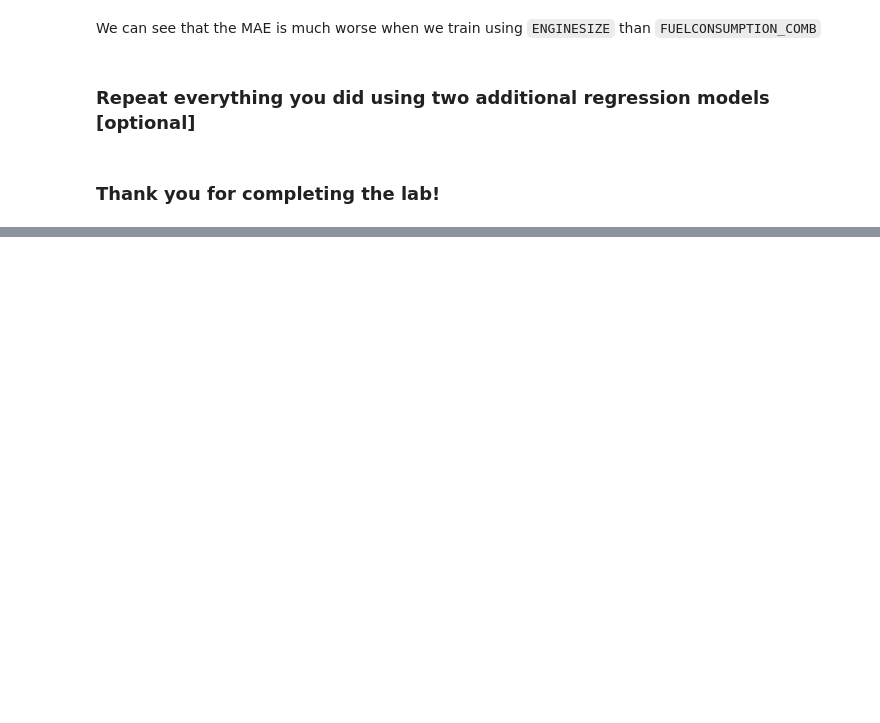
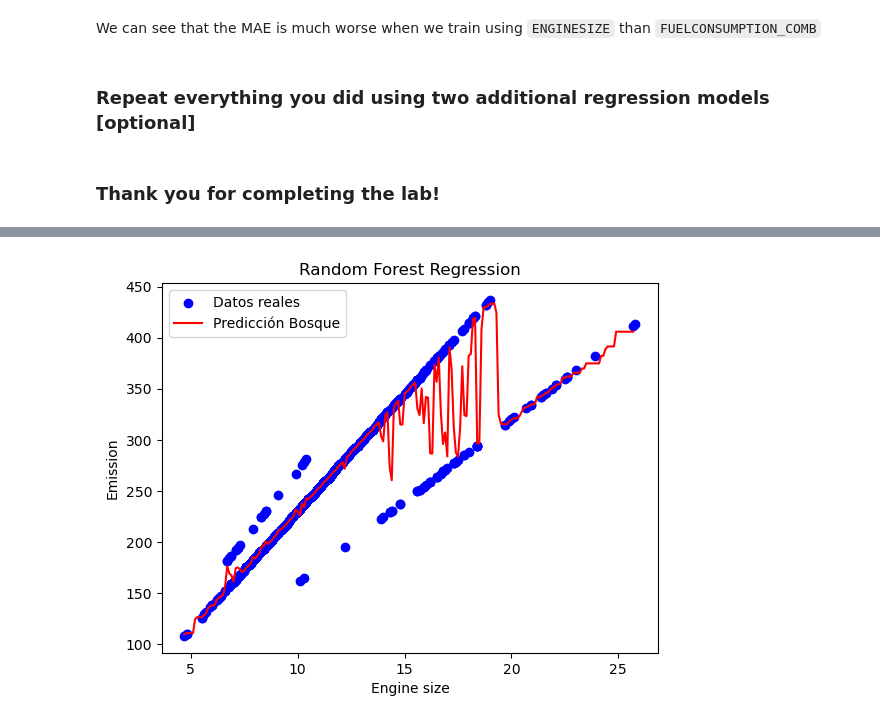
Before and after one commit to ironhack-labs/lab-simple-linear-regression, a Jupyter notebook: main.ipynb, the cells around one changed output, grey strips where cells are left out. Saved outputs shown, nothing was run; the diff lists cells and outputs as text; code cells hidden in the pictures; blank space fills up the shorter version.

```diff
--- a/main.ipynb
+++ b/main.ipynb
@@ -346,0 +410,17 @@ We can see that the MAE is much worse when we train using `ENGINESIZE` than `FUE
+# %%
+# 1. Creamos un rango de valores para el eje X (de 0 a 10, de a 0.1)
+X_grid = np.arange(min(train_x), max(train_x), 0.1)
+X_grid = X_grid.reshape((len(X_grid), 1)) # Lo ponemos en formato columna
+
+# 2. Le pedimos al Random Forest que prediga para todo ese rango
+plt.scatter(train_x, train_y, color = 'blue', label='Datos reales')
+plt.plot(X_grid, rf_model.predict(X_grid), color = 'red', label='Predicción Bosque')
+
+# 3. Estética del gráfico
+plt.title('Random Forest Regression')
+plt.xlabel('Engine size')
+plt.ylabel('Emission')
+plt.legend()
+plt.show()
+# %% [output]
+[figure, added]
```
Also changed, not shown: parts of 12 cells of this notebook.
